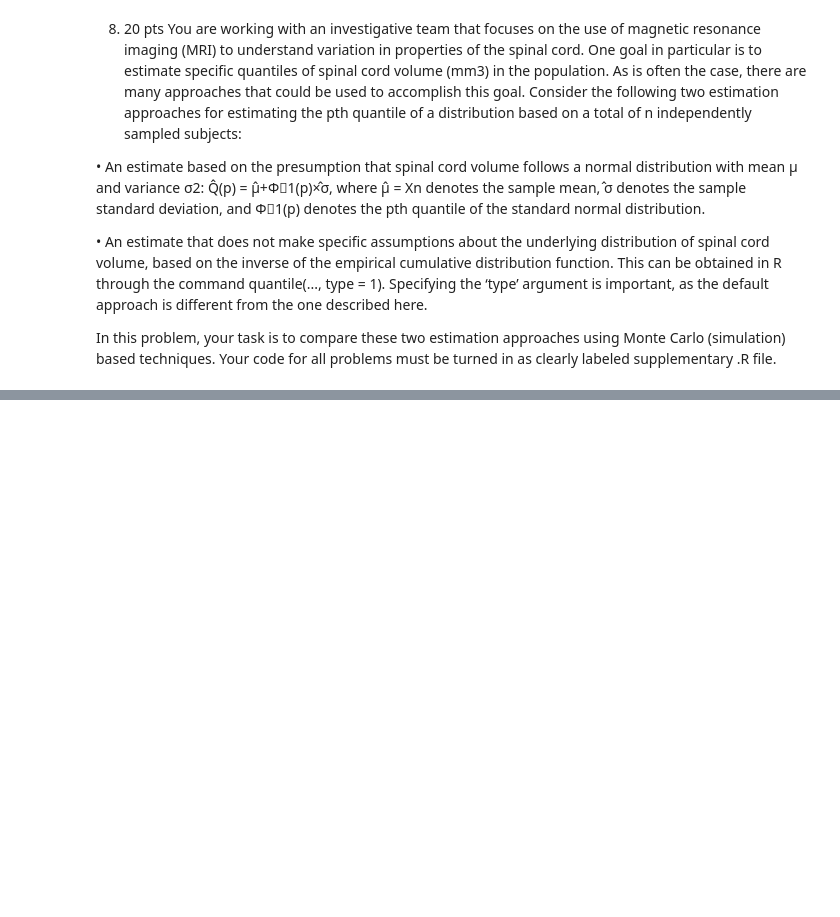
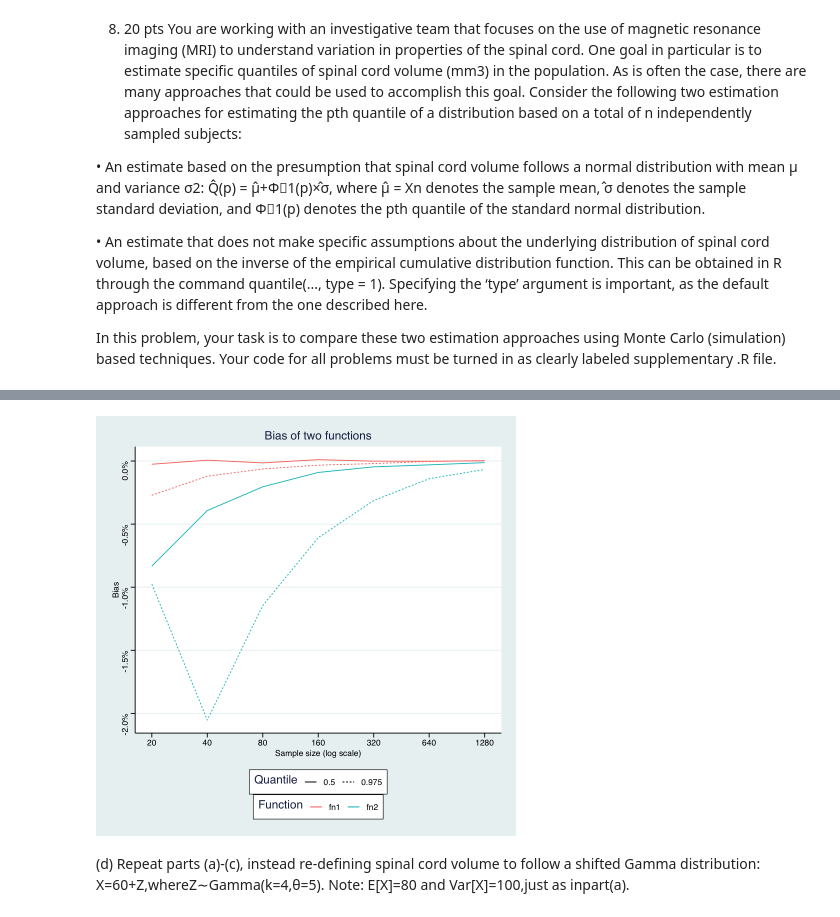
Before and after one commit to jeffreyliang-vandy/comp-2023, a Jupyter notebook: 20220applied.ipynb, the cells around one changed output, grey strips where cells are left out. Saved outputs shown, nothing was run; the diff lists cells and outputs as text; code cells hidden in the pictures; blank space fills up the shorter version.

```diff
--- a/20220applied.ipynb
+++ b/20220applied.ipynb
@@ -149,0 +207,19 @@ set.seed(123123)
+# %%
+result %>%
+    group_by(quantile,n) %>%
+    summarise_all(mean) %>%
+    mutate(quantile = as.factor(quantile)) %>%
+    ggplot()+
+    geom_line(aes(x = n,y = fn1,linetype = quantile,group = quantile,color= "fn1"))+
+    geom_line(aes(x = n,y = fn2,linetype = quantile,group = quantile,color = "fn2")) +
+    scale_x_continuous(trans = "log",breaks = c(20,40,80,160,320,640,1280))+
+    scale_y_continuous(labels = scales::percent)+
+    labs(x = "Sample size (log scale)",
+         y = "Bias",
+         color = "Function",
+         linetype = "Quantile",
+         title = "Bias of two functions")
+# %% [output]
+[figure, added]
+# %% [markdown]
+(d) Repeat parts (a)-(c), instead re-defining spinal cord volume to follow a shifted Gamma distribution: X=60+Z,whereZ∼Gamma(k=4,θ=5). Note: E[X]=80 and Var[X]=100,just as inpart(a).
```
Also changed, not shown: parts of 12 cells of this notebook, 2 other files.
